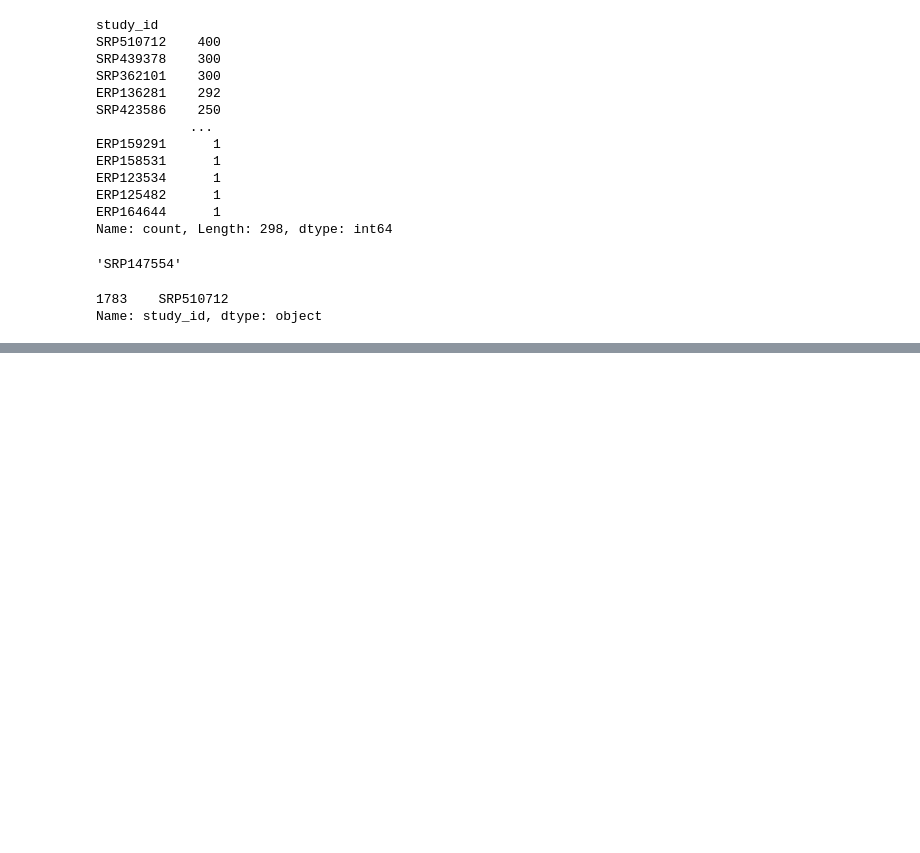
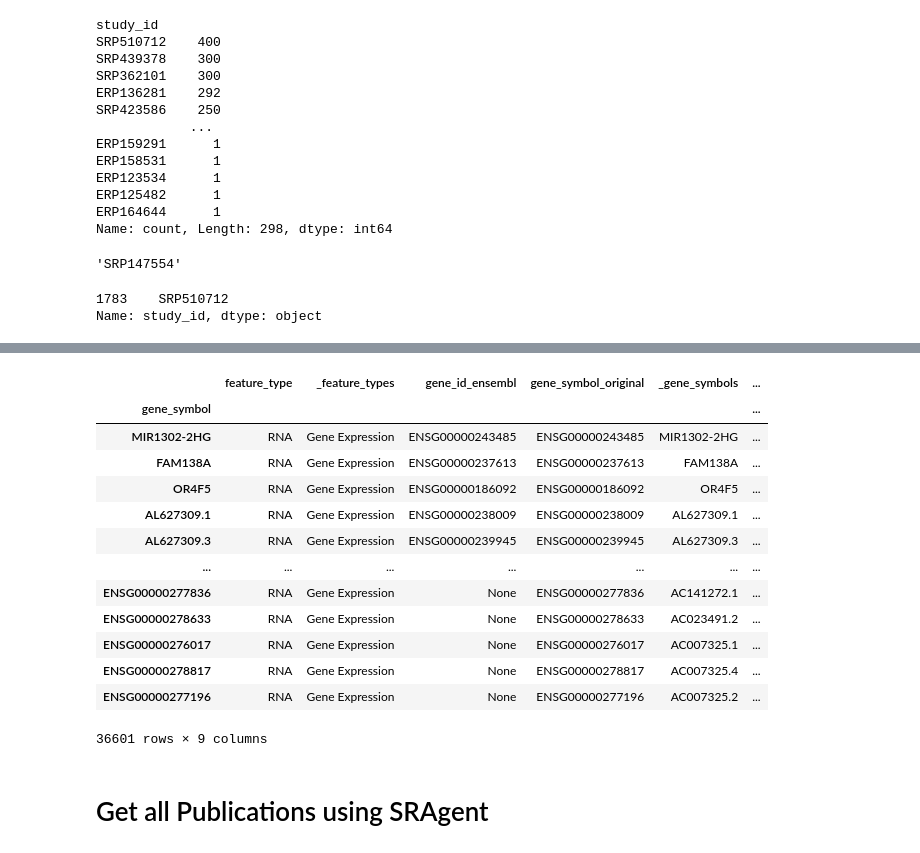
Before and after one commit to maarten-devries/basecamp, a Jupyter notebook: scBaseCamp_tutorial.ipynb, the cells around one changed output, grey strips where cells are left out. Drawn from its saved outputs; the diff is of its cells as text; code cells hidden in the pictures; blank space fills up the shorter version.

```diff
--- a/scBaseCamp_tutorial.ipynb
+++ b/scBaseCamp_tutorial.ipynb
@@ -365,0 +567,6 @@ result_df
+# %%
+import cynapse
+
+client = cynapse.Client('dev')
+adata = client.to_adata('tiledb://Cellarity-dev/6bb8ad78-4598-4d9d-a0d5-3571a074f3e5', x_layer_name='raw', cache=False)
+adata
@@ -365,0 +616,2 @@ result_df
+# %%
+adata.obs.drop(columns=['file_path', 'czi_collection_id', 'czi_collection_name'], inplace=True)
@@ -365,0 +620,3 @@ result_df
+# %%
+adata.obs['resolution'] = adata.obs['cell_prep'].map({'single_cell': 'sc', 'single_nucleus': 'sn'})  # other possible values are 'unsure', 'not_applicable' which will be mapped to NaN
+adata.obs.rename(columns={'tissue': '_tissue', 'disease': '_disease'}, inplace=True)  # we ultimately want to make 'tissue' and 'disease' compliant with cyntax
@@ -365,0 +649,19 @@ result_df
+# %%
+adata.var
+# %% [output]
+|  | feature_type | _feature_types | gene_id_ensembl | gene_symbol_original | _gene_symbols | ... |
+| gene_symbol |  |  |  |  |  | ... |
+| MIR1302-2HG | RNA | Gene Expression | ENSG00000243485 | ENSG00000243485 | MIR1302-2HG | ... |
+| FAM138A | RNA | Gene Expression | ENSG00000237613 | ENSG00000237613 | FAM138A | ... |
+| OR4F5 | RNA | Gene Expression | ENSG00000186092 | ENSG00000186092 | OR4F5 | ... |
+| AL627309.1 | RNA | Gene Expression | ENSG00000238009 | ENSG00000238009 | AL627309.1 | ... |
+| AL627309.3 | RNA | Gene Expression | ENSG00000239945 | ENSG00000239945 | AL627309.3 | ... |
+| ... | ... | ... | ... | ... | ... | ... |
+| ENSG00000277836 | RNA | Gene Expression | None | ENSG00000277836 | AC141272.1 | ... |
+| ENSG00000278633 | RNA | Gene Expression | None | ENSG00000278633 | AC023491.2 | ... |
+| ENSG00000276017 | RNA | Gene Expression | None | ENSG00000276017 | AC007325.1 | ... |
+| ENSG00000278817 | RNA | Gene Expression | None | ENSG00000278817 | AC007325.4 | ... |
+| ENSG00000277196 | RNA | Gene Expression | None | ENSG00000277196 | AC007325.2 | ... |
+36601 rows × 9 columns
+# %% [markdown]
+# Get all Publications using SRAgent
```
Also changed, not shown: parts of 102 cells of this notebook, 1 other file.
